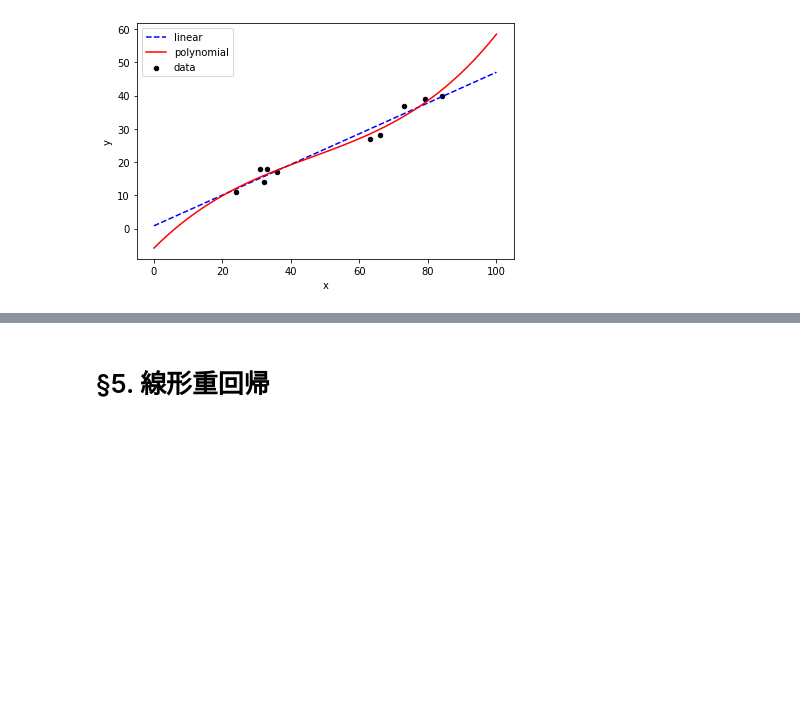
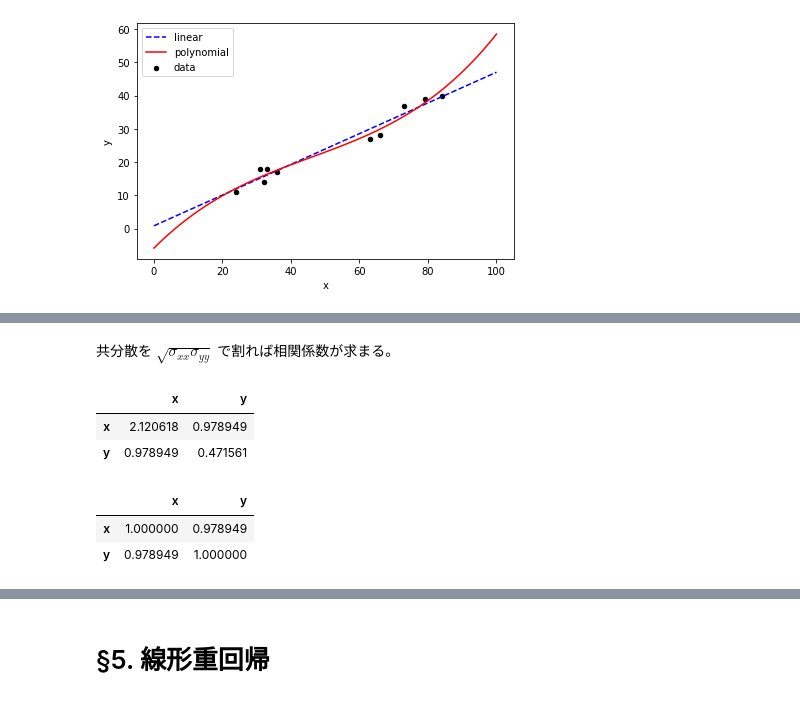
Before and after one commit to kabupen/stamp, a Jupyter notebook: books/mva/section1_regression.ipynb, the cells around one changed output, grey strips where cells are left out. Cells and saved outputs as stored; diff of their text form; code cells hidden in the pictures; blank space fills up the shorter version.

```diff
--- a/books/mva/section1_regression.ipynb
+++ b/books/mva/section1_regression.ipynb
@@ -181,0 +220,14 @@ plt.show()
+# %% [markdown]
+共分散を $\sqrt{\sigma_{xx}\sigma_{yy}}$ で割れば相関係数が求まる。
+# %%
+df.cov() / np.sqrt(df.cov().iloc[0,0] * df.cov().iloc[1,1])
+# %% [output]
+|  | x | y |
+| x | 2.120618 | 0.978949 |
+| y | 0.978949 | 0.471561 |
+# %%
+df.corr(method="pearson")
+# %% [output]
+|  | x | y |
+| x | 1.000000 | 0.978949 |
+| y | 0.978949 | 1.000000 |
```
Also changed, not shown: parts of 15 cells of this notebook, 3 other files.
